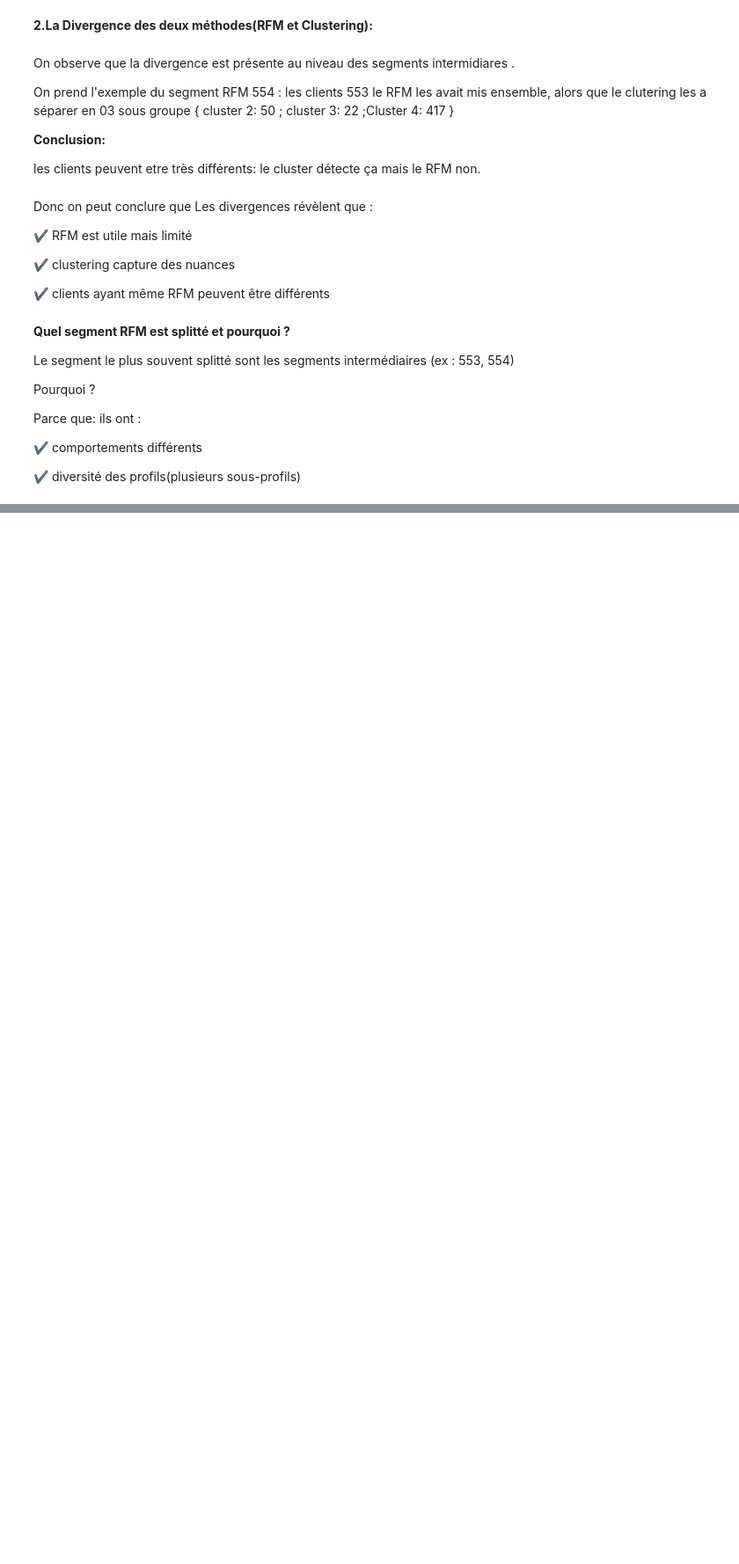
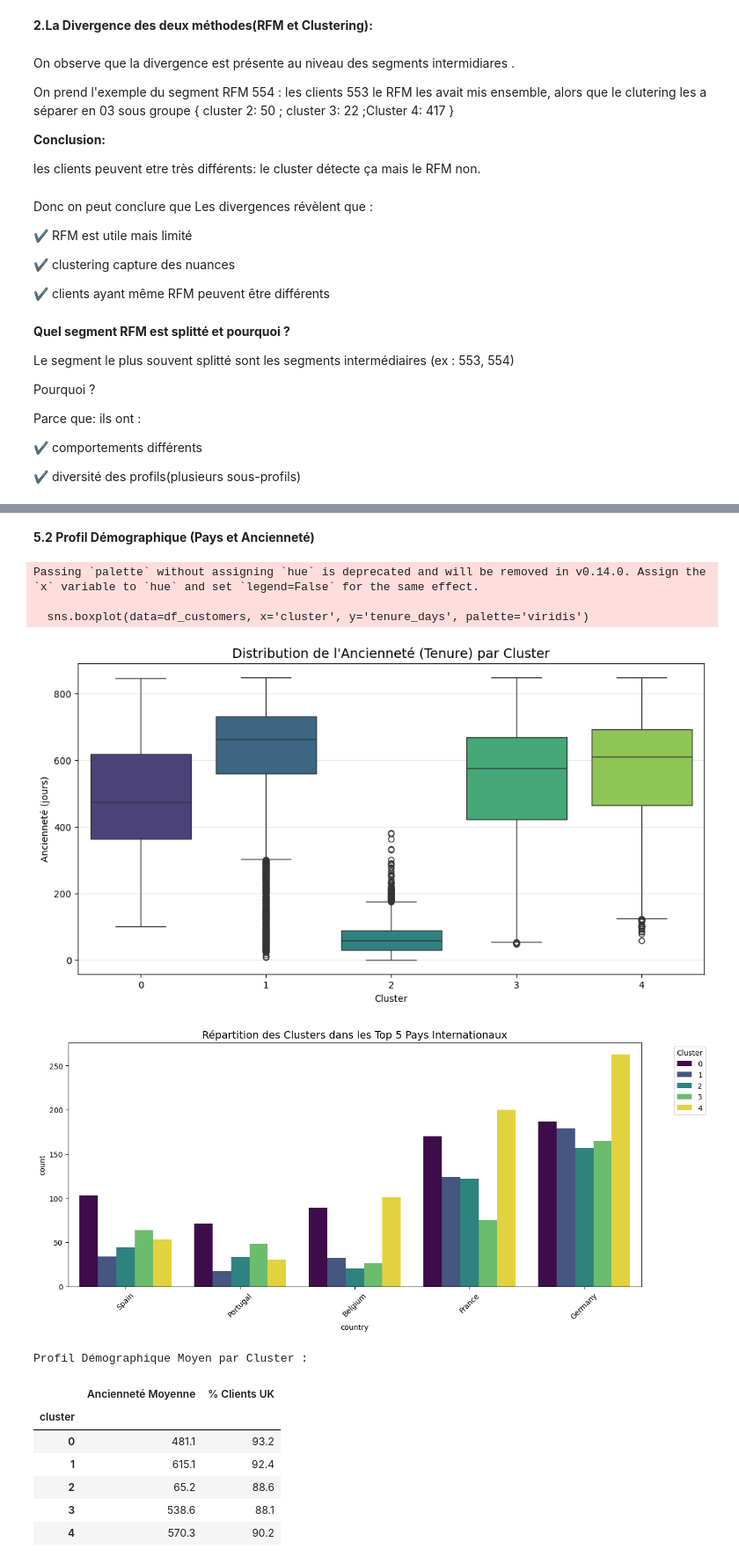
Before and after one commit to fds-imane/Data_Marketing, a Jupyter notebook: data_marketing_part_2.ipynb, the cells around one changed output, grey strips where cells are left out. Shown at 88% size. Saved outputs shown, nothing was run; the diff lists cells and outputs as text; code cells hidden in the pictures; blank space fills up the shorter version.

```diff
--- a/data_marketing_part_2.ipynb
+++ b/data_marketing_part_2.ipynb
@@ -507,0 +572,71 @@ Parce que: ils ont
+# %% [markdown]
+**5.2 Profil Démographique (Pays et Ancienneté)**
+# %%
+# Configuration du clustering final avec 5 clusters
+k_final = 5
+kmeans_final = KMeans(n_clusters=k_final, init='k-means++', random_state=42, n_init=10)
+df_features['cluster'] = kmeans_final.fit_predict(df_scaled)
+
+# Calcul des coordonnées PCA pour une visualisation linéaire des groupes
+pca = PCA(n_components=2)
+pca_results = pca.fit_transform(df_scaled)
+df_features['pca_1'] = pca_results[:, 0]
+df_features['pca_2'] = pca_results[:, 1]
+
+reducer = umap.UMAP(n_neighbors=15, min_dist=0.1, random_state=42)
+umap_results = reducer.fit_transform(df_scaled)
+df_features['umap_1'] = umap_results[:, 0]
+df_features['umap_2'] = umap_results[:, 1]
+
+# Création du dataframe df_customers par fusion avec les données démographiques
+df_customers = df_features.copy()
+df_customers = df_customers.reset_index().merge(df_cust[['customer_id', 'country']], on='customer_id', how='left')
+df_customers.set_index('customer_id', inplace=True)
+
+# Création d'une variable binaire pour distinguer le marché UK du marché International
+df_customers['is_uk'] = df_customers['country'].apply(lambda x: 'United Kingdom' if x == 'United Kingdom' else 'Other')
+
+# --- 1. Analyse de l'Ancienneté (Tenure) ---
+# Visualisation de la répartition de l'ancienneté pour identifier les segments historiques vs nouveaux
+plt.figure(figsize=(12, 6))
+sns.boxplot(data=df_customers, x='cluster', y='tenure_days', palette='viridis')
+plt.title('Distribution de l\'Ancienneté (Tenure) par Cluster', fontsize=14)
+plt.ylabel('Ancienneté (jours)')
+plt.xlabel('Cluster')
+plt.grid(axis='y', alpha=0.3)
+plt.show()
+
+# --- 2. Analyse Géographique (Top Pays hors UK) ---
+# Analyse de la présence des clusters dans les principaux marchés à l'export
+top_intl_countries = df_customers[df_customers['country'] != 'United Kingdom']['country'].value_counts().nlargest(5).index
+df_intl = df_customers[df_customers['country'].isin(top_intl_countries)]
+
+plt.figure(figsize=(14, 6))
+sns.countplot(data=df_intl, x='country', hue='cluster', palette='viridis')
+plt.title('Répartition des Clusters dans les Top 5 Pays Internationaux', fontsize=14)
+plt.legend(title='Cluster', bbox_to_anchor=(1.05, 1), loc='upper left')
+plt.xticks(rotation=45)
+plt.show()
+
+# --- 3. Tableau récapitulatif ---
+demo_profile = df_customers.groupby('cluster').agg({
+    'tenure_days': 'mean',
+    'is_uk': lambda x: (x == 'United Kingdom').mean() * 100
+}).rename(columns={'tenure_days': 'Ancienneté Moyenne', 'is_uk': '% Clients UK'})
+
+print("Profil Démographique Moyen par Cluster :")
+display(demo_profile.round(1))
+# %% [output]
+Passing `palette` without assigning `hue` is deprecated and will be removed in v0.14.0. Assign the `x` variable to `hue` and set `legend=False` for the same effect.
+
+  sns.boxplot(data=df_customers, x='cluster', y='tenure_days', palette='viridis')
+[figure, added]
+[figure, added]
+Profil Démographique Moyen par Cluster :
+|  | Ancienneté Moyenne | % Clients UK |
+| cluster |  |  |
+| 0 | 481.1 | 93.2 |
+| 1 | 615.1 | 92.4 |
+| 2 | 65.2 | 88.6 |
+| 3 | 538.6 | 88.1 |
+| 4 | 570.3 | 90.2 |
```
Also changed, not shown: parts of 12 cells of this notebook.
